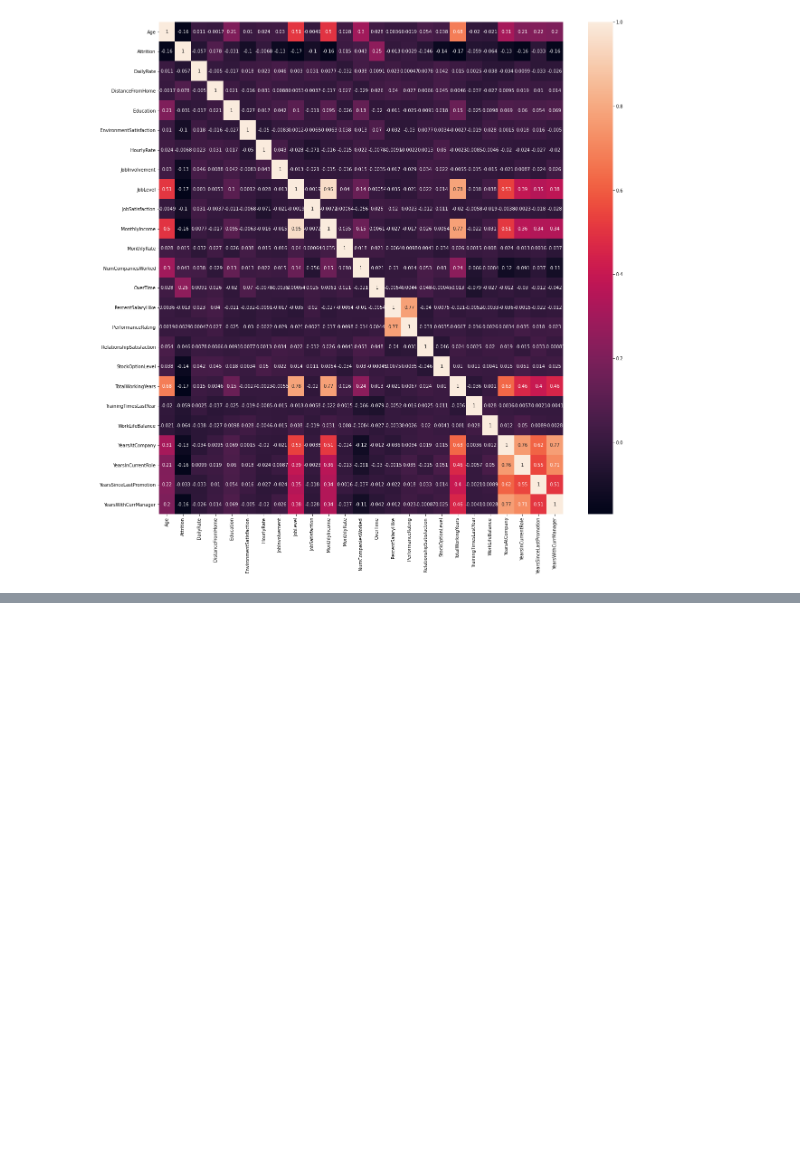
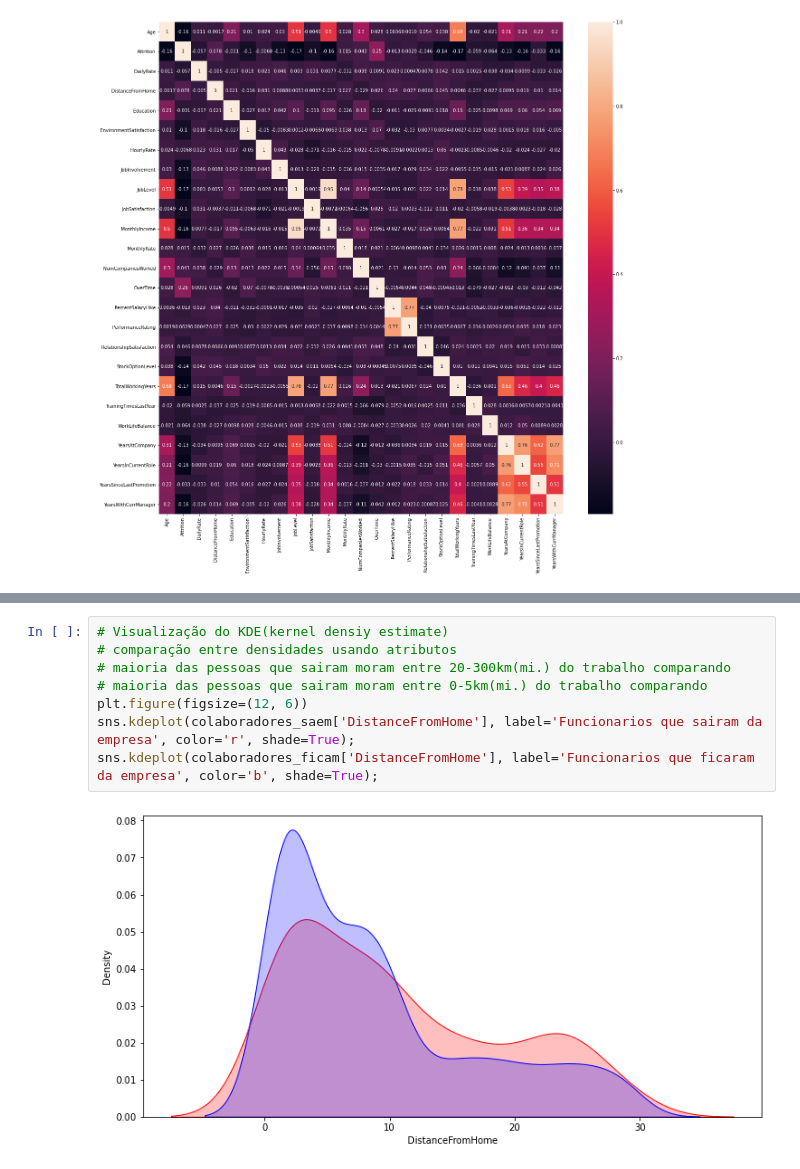
Before and after one commit to caiquemiranda/machine-learning-business-python, a Jupyter notebook: RH-department.ipynb, the cells around one changed output, grey strips where cells are left out. Saved outputs shown, nothing was run; the diff lists cells and outputs as text; blank space fills up the shorter version.

```diff
--- a/RH-department.ipynb
+++ b/RH-department.ipynb
@@ -188,0 +224,10 @@ sns.heatmap(correlação_atributos, annot=True);
+# %%
+# Visualização do KDE(kernel densiy estimate)
+# comparação entre densidades usando atributos
+# maioria das pessoas que sairam moram entre 20-300km(mi.) do trabalho comparando
+# maioria das pessoas que sairam moram entre 0-5km(mi.) do trabalho comparando
+plt.figure(figsize=(12, 6))
+sns.kdeplot(colaboradores_saem['DistanceFromHome'], label='Funcionarios que sairam da empresa', color='r', shade=True);
+sns.kdeplot(colaboradores_ficam['DistanceFromHome'], label='Funcionarios que ficaram da empresa', color='b', shade=True);
+# %% [output]
+[figure, added]
```
Also changed, not shown: parts of 9 cells of this notebook.
